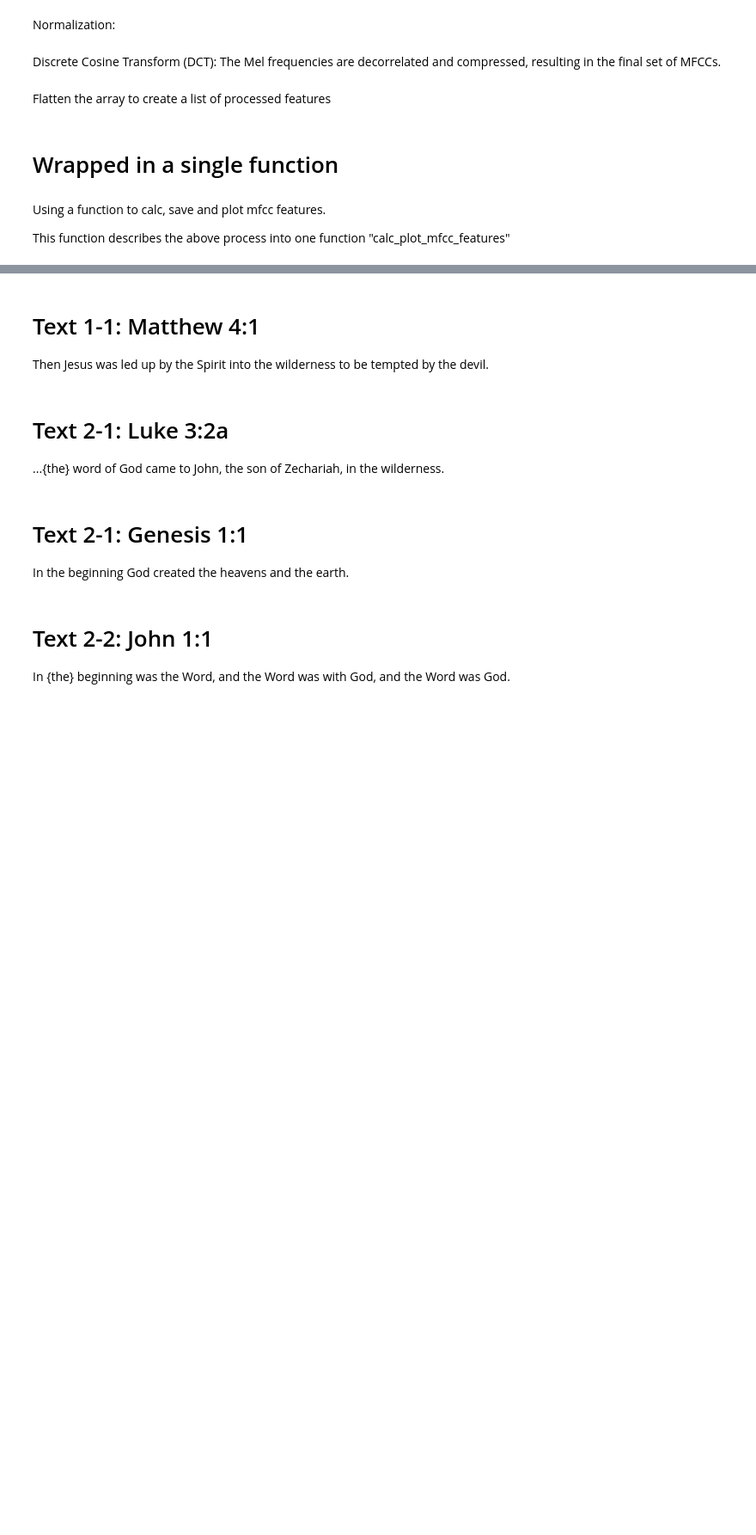
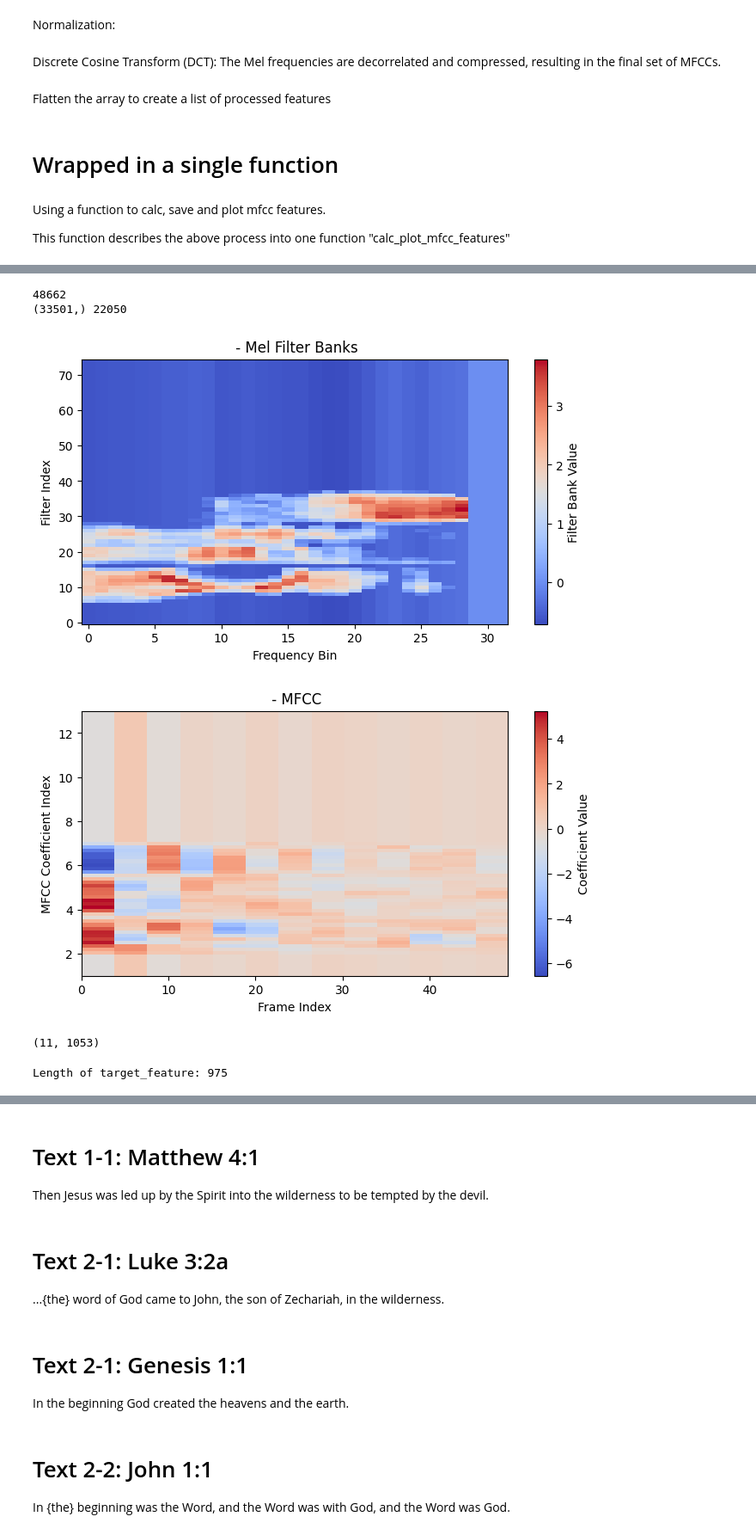
Before and after one commit to PENNET-dev/hackathon-uW-2024, a Jupyter notebook: 2024_uW_Hackathon_Exploration.ipynb, the cells around one changed output, grey strips where cells are left out. Shown: that part at 86% size. Drawn from its saved outputs; the diff is of its cells as text; code cells hidden in the pictures; blank space fills up the shorter version.

```diff
--- a/2024_uW_Hackathon_Exploration.ipynb
+++ b/2024_uW_Hackathon_Exploration.ipynb
@@ -334,5 +419,5 @@ plt.show()
 Discrete Cosine Transform (DCT): The Mel frequencies are decorrelated and compressed, resulting in the final set of MFCCs.
 # %%
 # Apply Discrete Cosine Transform (DCT)
-num_ceps = 13
-mfcc = dct(filter_banks, type=2, axis=-1, norm='ortho')[:, 1 : (num_ceps + 1)]  # Exclude 0th order coefficient (energy)
+#num_ceps = 13
+#mfcc = dct(filter_banks, type=2, axis=-1, norm='ortho')[:, 1 : (num_ceps + 1)]  # Exclude 0th order coefficient (energy)
@@ -481,0 +725,10 @@ def calc_plot_mfcc_features(audio,
+# %%
+# Loop over files in the folder
+for file_name in os.listdir(folder_path):
+    # Check if the file is a WAV file
+    if file_name.endswith(".wav"):
+        # Get the low frequency cutoff for the current file
+        low_freq_cut = low_freq_cuts.get(file_name, 100)  # Replace `default_value` with a default value if the filename is not found
+
+        # Load audio data and sample rate
+        audio_data, sample_rate = load_audio(os.path.join(folder_path, file_name))
@@ -482,26 +753,16 @@ def calc_plot_mfcc_features(audio,
 # %%
-# Import all required packages
-import numpy as np
-import matplotlib.pyplot as plt
-from scipy.fftpack import dct
-import librosa
-import soundfile as sf
-import os
-from scipy.spatial.distance import cosine
-
-
 def calc_plot_mfcc_features(audio,
                              sample_rate,
                              alpha = 0.97,
                              NFFT=512,
-                             low_freq_cut=10,
+                             low_freq_cut=300,
                              nfilt=40,
                              noise_floor_dB=-100,
                              frame_size=0.02,
                              frame_stride=0.02,
                              num_ceps=13,
                              figsize=(10, 5),
-                             title= 'In The Beginning 01'
+                             title = ''
                              ):
 
     # Pre-emphasis
@@ -603,11 +864,3 @@ def calc_plot_mfcc_features(audio,
     plt.show()
 
     return processed_features
-
-
-# Load audio file
-def load_audio(audioSampleFilePath): #, sr=64000, duration=0.13):
-    assert os.path.isfile(audioSampleFilePath), f"No file at {audioSampleFilePath}"
-    print(os.path.getsize(audioSampleFilePath))
-    data, sample_rate = librosa.load(audioSampleFilePath)
-    return data, sample_rate
@@ -711,0 +971,31 @@ for key, value in similarities.items():
+# %%
+target_audio_data, sample_rate = load_audio(target_file_path)  # Remove one instance of filePrefix
+target_features = calc_plot_mfcc_features(
+                        target_audio_data,
+                        sample_rate,
+                        **params
+    )
+# %% [output]
+48662
+(33501,) 22050
+[figure, added]
+[figure, added]
+# %%
+# Find the maximum length of feature vectors
+max_length = max(len(vec) for vec in features.values())
+
+# Pad feature vectors to the maximum length
+features_array = np.array([vec + [0] * (max_length - len(vec)) for vec in features.values()])
+
+# Verify the shape of features_array
+print(features_array.shape)
+# %% [output]
+(11, 1053)
+# %%
+# Get the length of the target_feature list
+length_of_target_feature = len(target_features)
+
+# Print the length of the target_feature list
+print("Length of target_feature:", length_of_target_feature)
+# %% [output]
+Length of target_feature: 975
```
Also changed, not shown: parts of 84 cells of this notebook.
